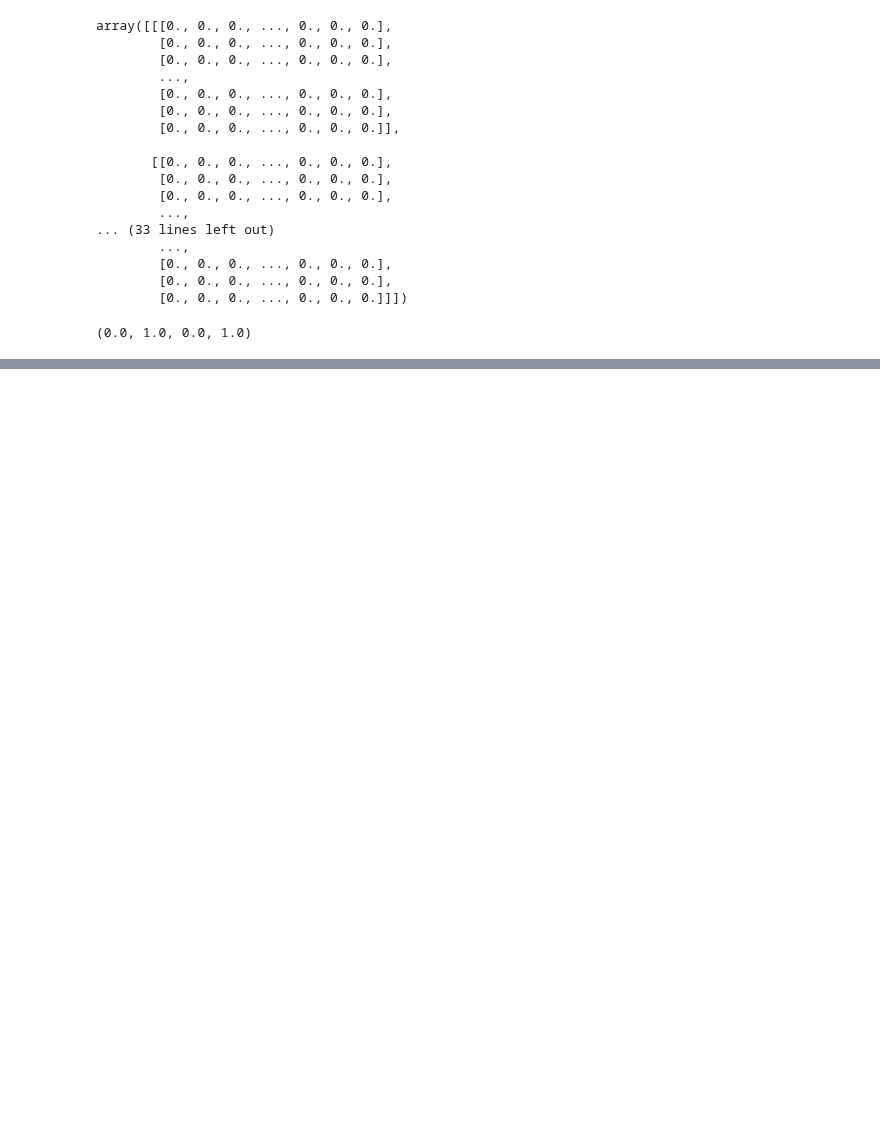
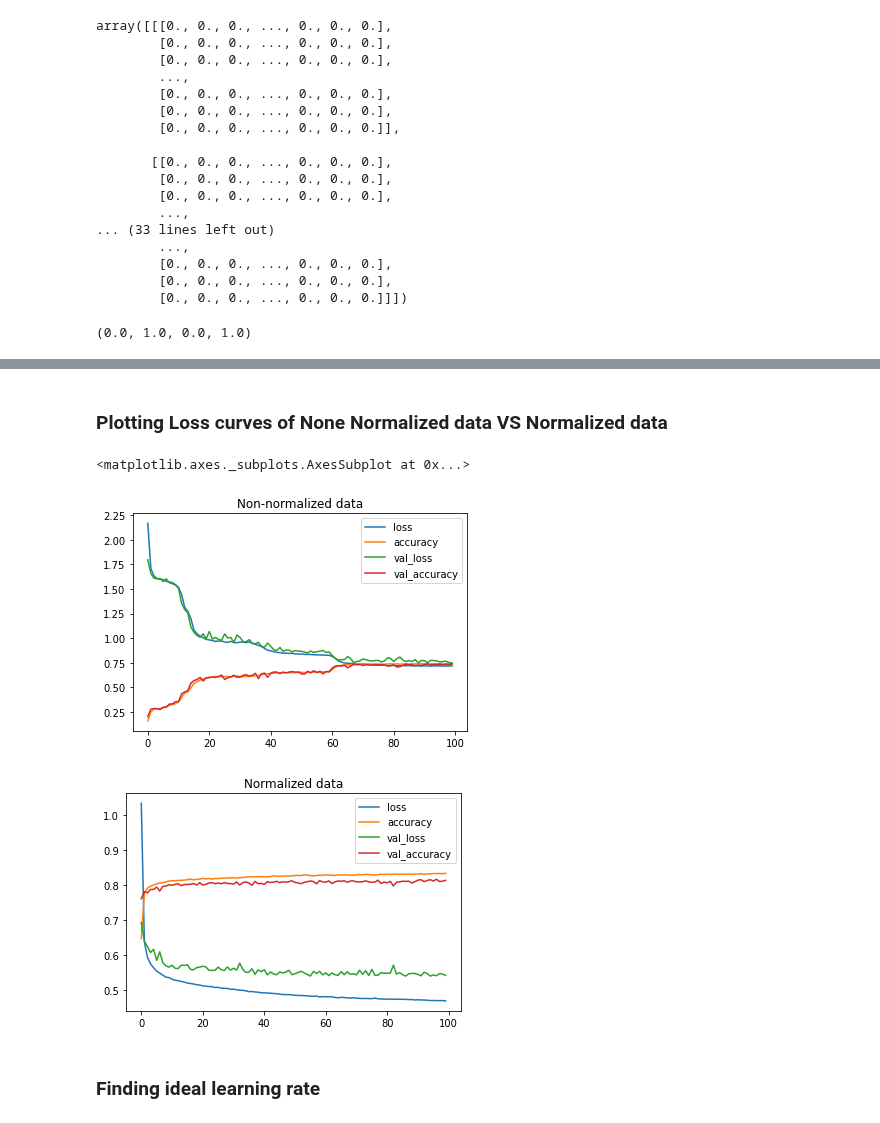
Before and after one commit to arghanath007/Data-Science, a Jupyter notebook: Deep Learning/Neural Network/Classification Problem/Neural_Network_Classification_problem.ipynb, the cells around one changed output, grey strips where cells are left out. Saved outputs shown, nothing was run; the diff lists cells and outputs as text; code cells hidden in the pictures; blank space fills up the shorter version.

```diff
--- a/Deep Learning/Neural Network/Classification Problem/Neural_Network_Classification_problem.ipynb
+++ b/Deep Learning/Neural Network/Classification Problem/Neural_Network_Classification_problem.ipynb
@@ -744,3 +762,16 @@ Epoch 99/100
 1875/1875 [==============================] - 4s 2ms/step - loss: 0.4702 - accuracy: 0.8333 - val_loss: 0.5457 - val_accuracy: 0.8119
 Epoch 100/100
 1875/1875 [==============================] - 4s 2ms/step - loss: 0.4692 - accuracy: 0.8341 - val_loss: 0.5425 - val_accuracy: 0.8143
+# %% [markdown]
+### Plotting Loss curves of None Normalized data VS Normalized data
+# %%
+# None Normalized data
+pd.DataFrame(history_5.history).plot(title="Non-normalized data")
+# Normalized data
+pd.DataFrame(history_5_scaled.history).plot(title="Normalized data")
+# %% [output]
+<matplotlib.axes._subplots.AxesSubplot at 0x...>
+[figure, added]
+[figure, added]
+# %% [markdown]
+### Finding ideal learning rate
```
Also changed, not shown: parts of 51 cells of this notebook, 5 other files.
